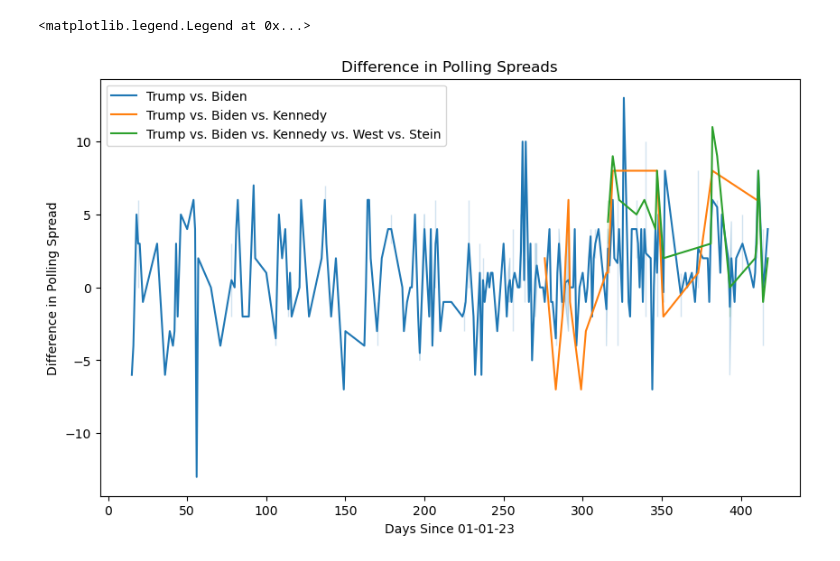
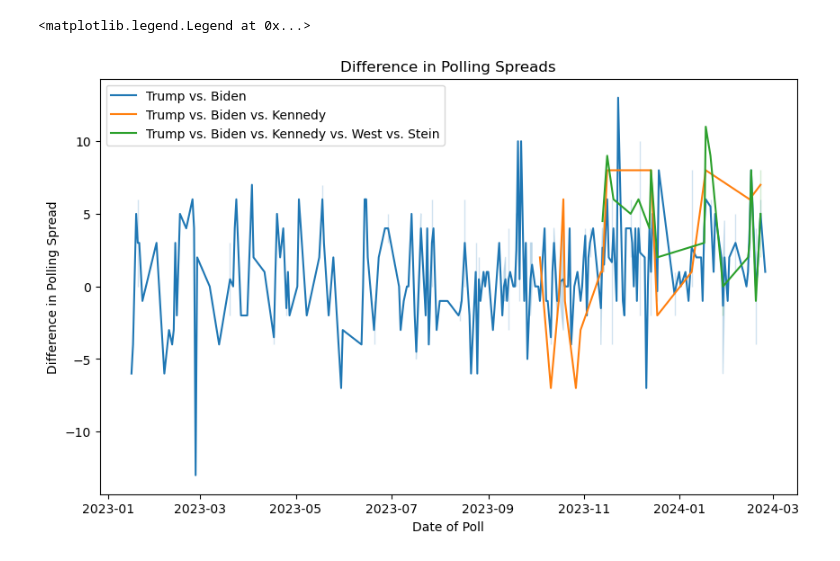
Before and after one commit to robertfeldstein/Election2024, a Jupyter notebook: five_candidates.ipynb, the cells around one changed output. Cells and saved outputs as stored; diff of their text form; code cells hidden in the pictures.

```diff
--- a/five_candidates.ipynb
+++ b/five_candidates.ipynb
@@ -122,13 +122,13 @@ fivcan.head()
 # %%
 #Plot the difference in polling spreads for all three scenarios on the same plot
 plt.figure(figsize=(10,6))
-sns.lineplot(data=jbdt, x="Days Since 01-01-23", y="Difference", label="Trump vs. Biden")
-sns.lineplot(data=rfk, x="Days Since 01-01-23", y="Difference", label="Trump vs. Biden vs. Kennedy")
-sns.lineplot(data=fivcan, x="Days Since 01-01-23", y="Difference", label="Trump vs. Biden vs. Kennedy vs. West vs. Stein")
+sns.lineplot(data=jbdt, x="End Date", y="Difference", label="Trump vs. Biden")
+sns.lineplot(data=rfk, x="End Date", y="Difference", label="Trump vs. Biden vs. Kennedy")
+sns.lineplot(data=fivcan, x="End Date", y="Difference", label="Trump vs. Biden vs. Kennedy vs. West vs. Stein")
 plt.title("Difference in Polling Spreads")
-plt.xlabel("Days Since 01-01-23")
+plt.xlabel("Date of Poll")
 plt.ylabel("Difference in Polling Spread")
 plt.legend()
 # %% [output]
 <matplotlib.legend.Legend at 0x...>
-[figure, old version]
+[figure, new version]
```
Also changed, not shown: parts of 5 cells of this notebook, 4 other files.
